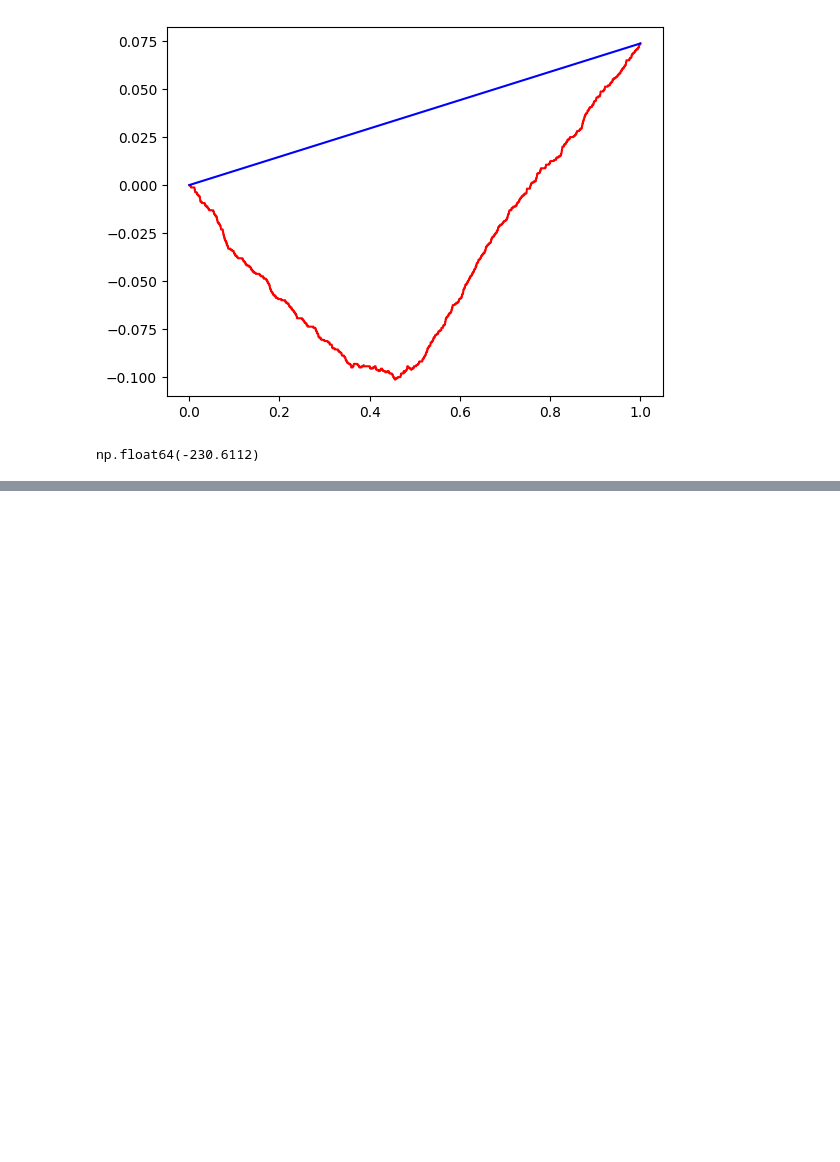
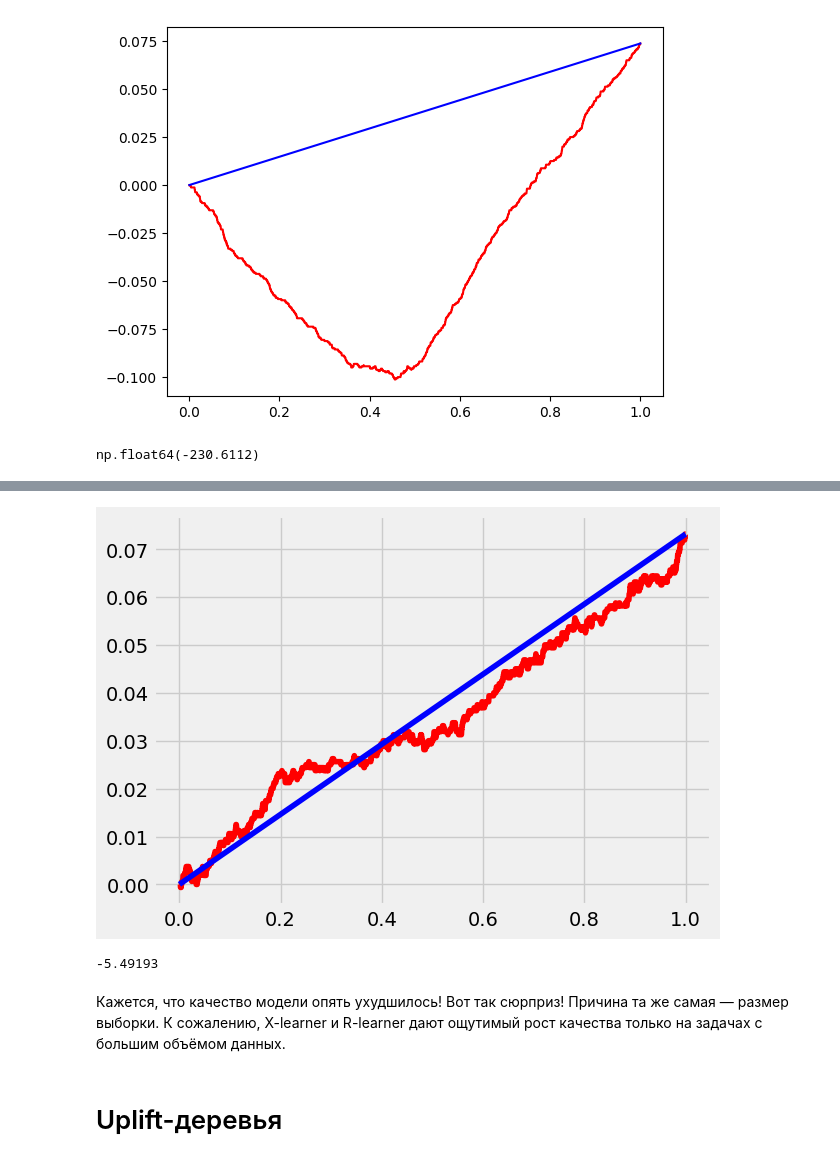
Before and after one commit to eleldar/mle-uplift, a Jupyter notebook: notebook.ipynb, the cells around one changed output, grey strips where cells are left out. Cells and saved outputs as stored; diff of their text form; code cells hidden in the pictures; blank space fills up the shorter version.

```diff
--- a/notebook.ipynb
+++ b/notebook.ipynb
@@ -612,0 +983,15 @@ np.float64(-230.6112)
+# %%
+# создадим базовый R-learner:
+# создайте классификатор с логистической регрессией (random_state=1) для первого этапа
+# и линейной регрессией для uplift-классификатора
+r_learner = BaseRClassifier(
+    outcome_learner=LogisticRegression(random_state=1),
+    effect_learner=LinearRegression()
+)
+# для обучения нужны датафрем с факторами и колонка с фактом воздействия
+r_learner.fit(X=df_train[feature_cols],
+              treatment=df_train[treatment_col],
+              y=df_train[target_col])
+
+uplift_vals = r_learner.predict(np.array(df_test[feature_cols].values.copy()))
+df_test['uplift_score'] = uplift_vals
@@ -612,0 +1016,11 @@ np.float64(-230.6112)
+# %%
+# оцените Qini Score для обученного классификатора
+
+qini_df(df_test)
+# %% [output]
+[figure, added]
+-5.49193
+# %% [markdown]
+Кажется, что качество модели опять ухудшилось! Вот так сюрприз! Причина та же самая — размер выборки. К сожалению, X-learner и R-learner дают ощутимый рост качества только на задачах с большим объёмом данных.
+# %% [markdown]
+# Uplift-деревья
```
Also changed, not shown: parts of 40 cells of this notebook.
